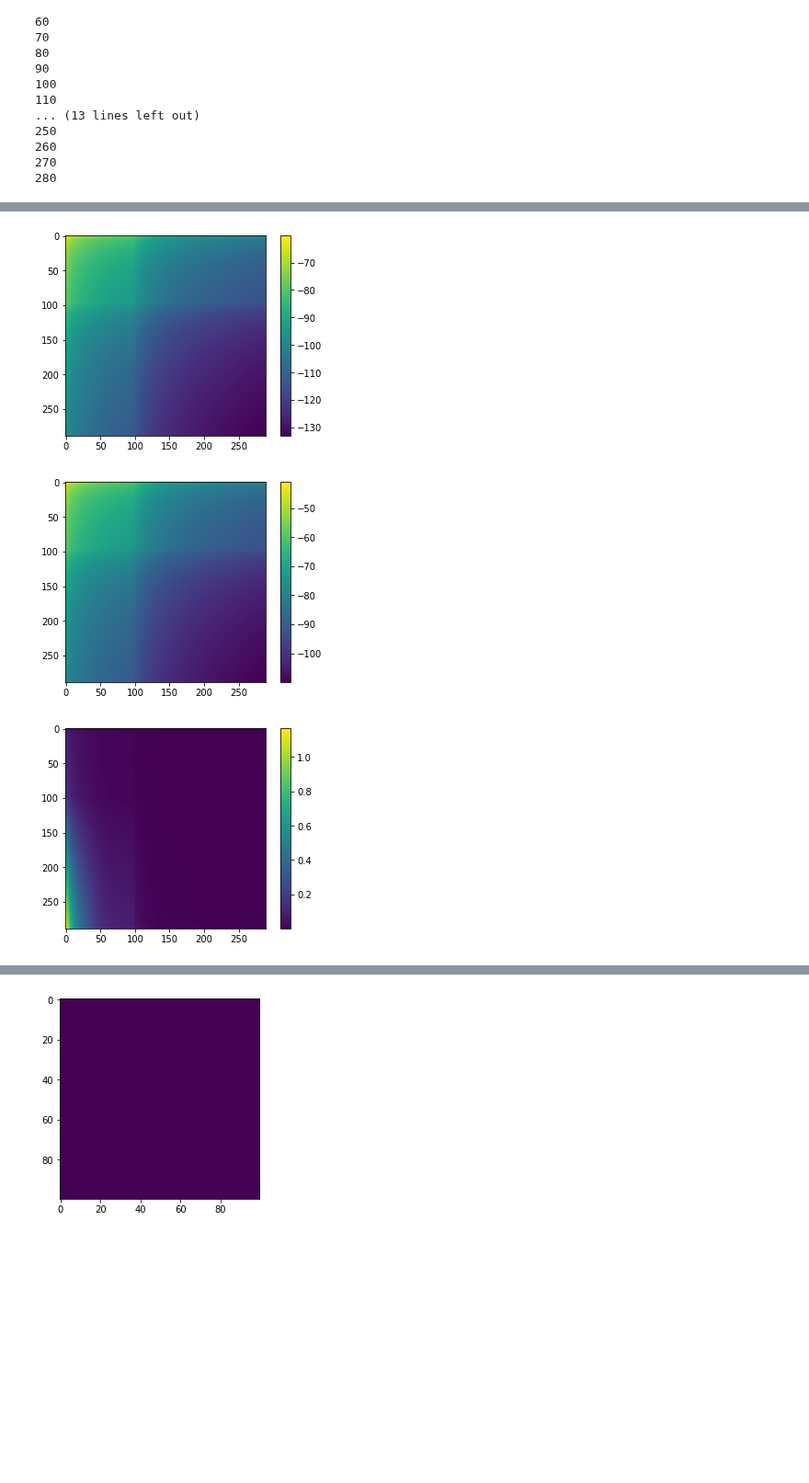
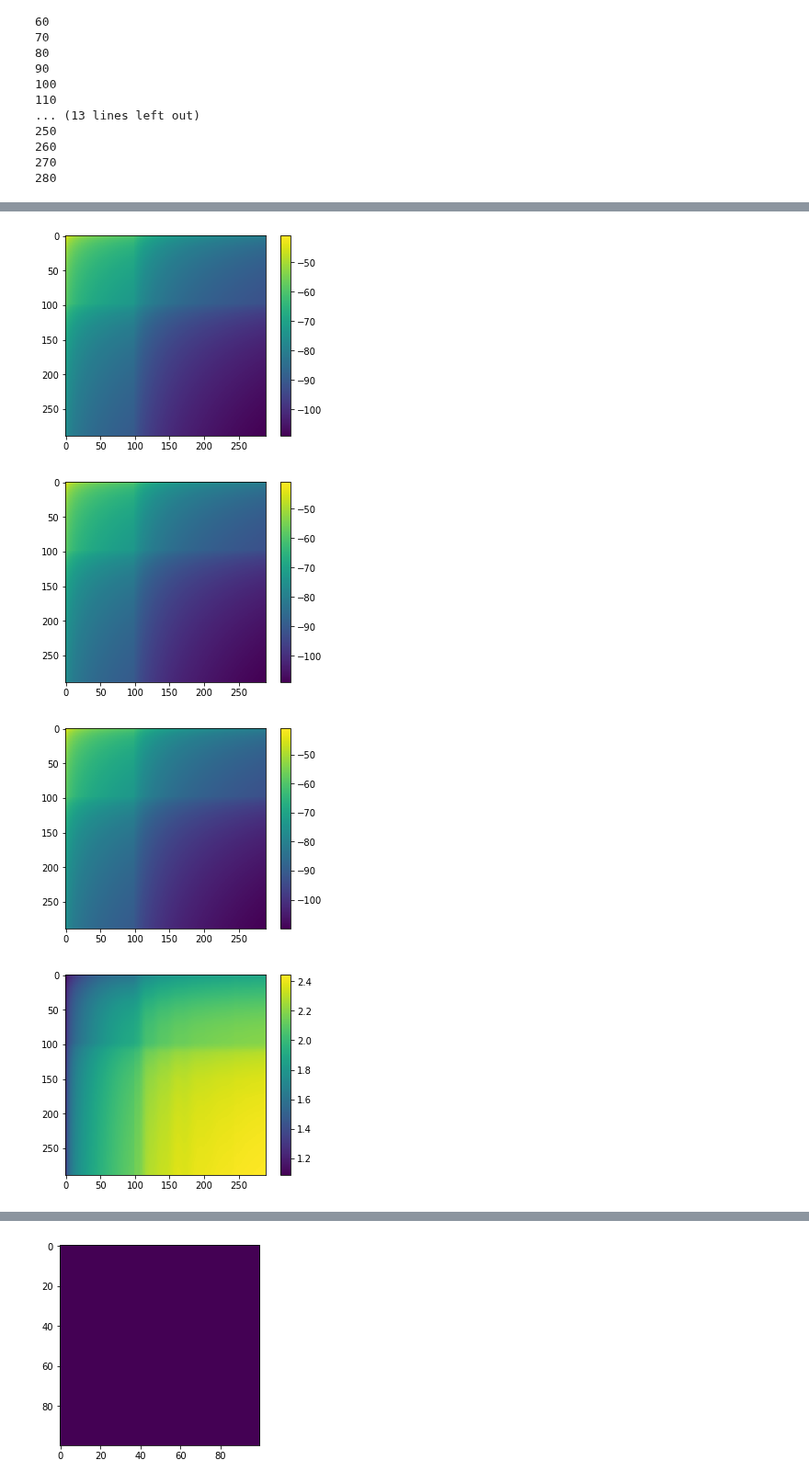
Before and after one commit to VMBoehm/postlimber, a Jupyter notebook: notebooks/PostBornTerms without Limber new approach- additional terms.ipynb, the cells around one changed output, grey strips where cells are left out. Shown at 92% size. Drawn from its saved outputs; the diff is of its cells as text; code cells hidden in the pictures; blank space fills up the shorter version.

```diff
--- a/notebooks/PostBornTerms without Limber new approach- additional terms.ipynb
+++ b/notebooks/PostBornTerms without Limber new approach- additional terms.ipynb
@@ -219,7 +219,7 @@ plt.show()
 [figure]
 # %%
 def lensing_kernel(xi, xmax):
-    return (xmax - xi)/(xmax*xi)*(xmax > xi)
+    return (xmax - xi)/(xmax*xi)*(xmax > xi)*(1+z_chi(xi))
 
 kernel2 = lensing_kernel
 kernel1 = lsst_kernel_cb
@@ -248,7 +248,7 @@ for nn in range(len(ell_)):
         result[nn][ii] = np.sum(chifacs*clphidelta_Chirag[ii].T)
 
 #first index is
-MB = chi_cmb*result*1./np.pi**2/2.*prefac/4.*0.5
+MB1 = chi_cmb*result/4.
 # %% [output]
 0
 10
@@ -270,15 +320,26 @@ MB = chi_cmb*result*1./np.pi**2/2.*prefac/4.*0.5
 # %%
-plt.imshow(np.log(MB))
+plt.imshow(np.log(MB1))
+plt.colorbar()
+plt.show()
+plt.imshow(np.log(MB2))
 plt.colorbar()
 plt.show()
 MB_Chirag = np.load('../output/cm_clmesh/cl13b.npy')
 plt.imshow(np.log(MB_Chirag))
 plt.colorbar()
 plt.show()
-plt.imshow(MB/MB_Chirag.T/prefac)
+plt.imshow(MB1/MB_Chirag)
 plt.colorbar()
 plt.show()
+plt.imshow(MB2/MB_Chirag)
+plt.colorbar()
+plt.show()
+
+plt.imshow(MB2/MB1)
+plt.colorbar()
+plt.show()
 # %% [output]
-[figure, old version]
+[figure, new version]
-[figure, old version]
+[figure, new version]
-[figure, old version]
+[figure, new version]
+[figure, added]
```
Also changed, not shown: parts of 6 cells of this notebook.
